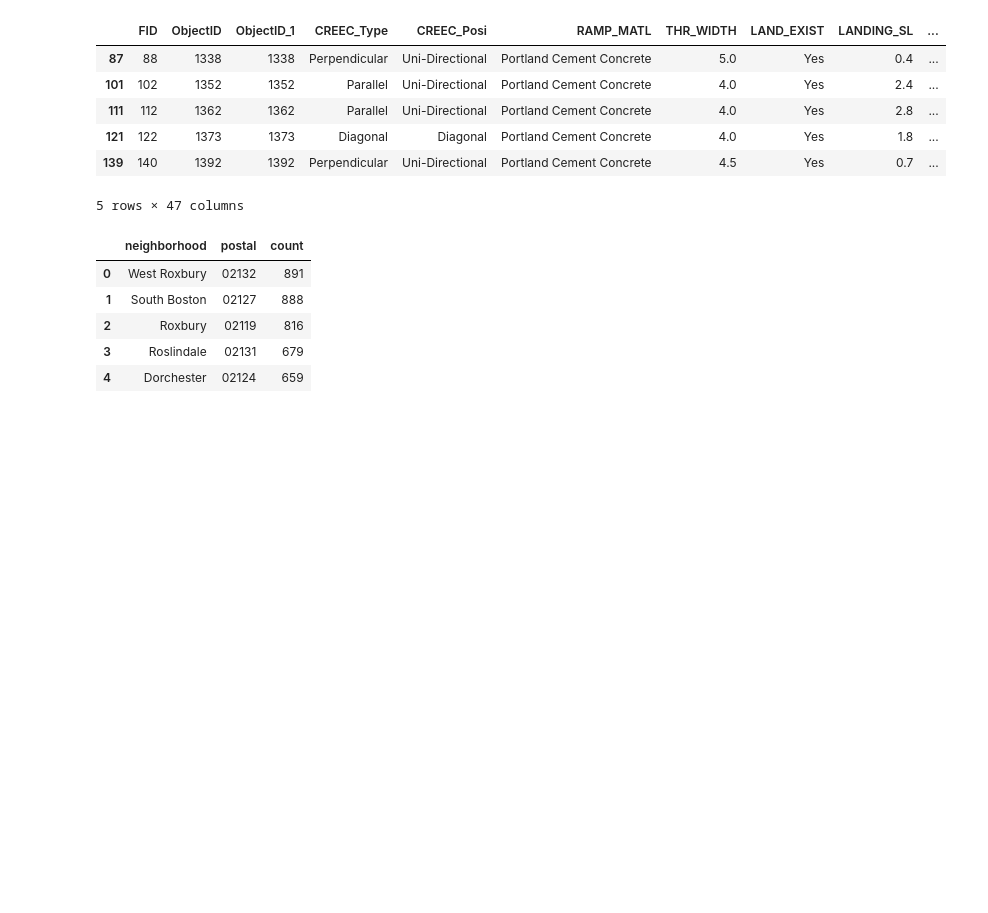
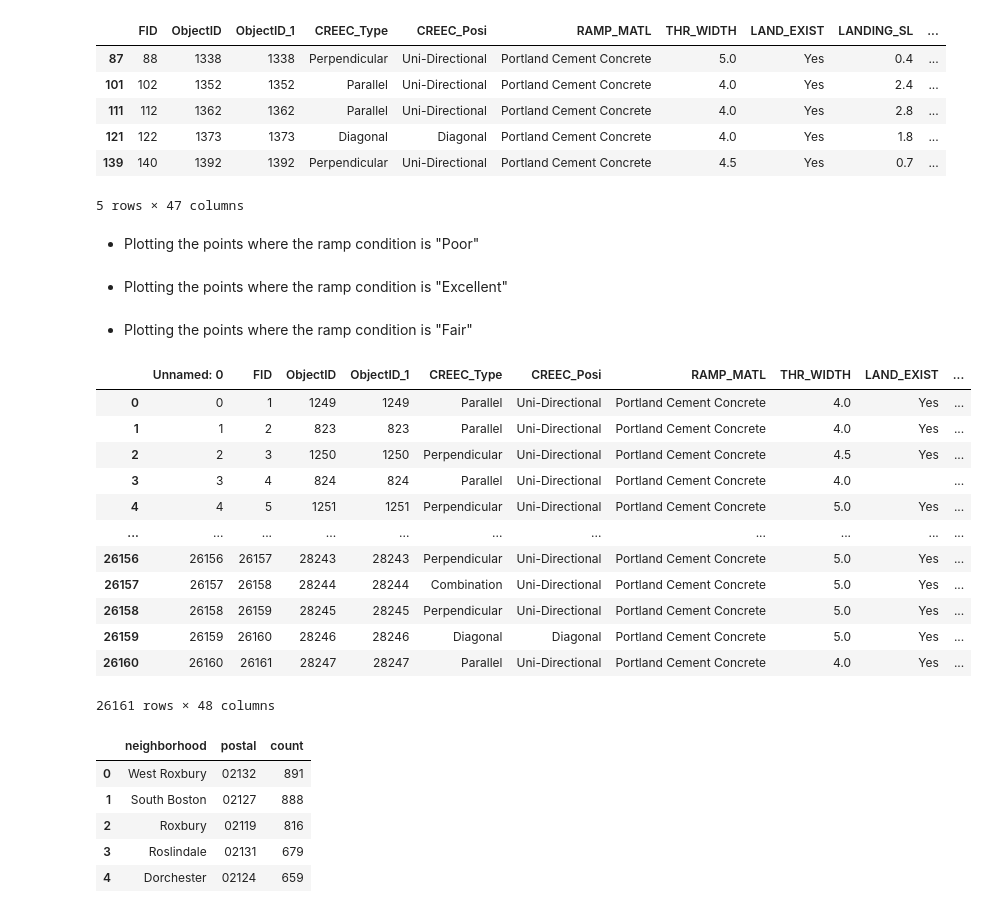
Before and after one commit to BU-Spark/ds-stantec-sidewalks, a Jupyter notebook: spring23-team-1/files/ramps_0.ipynb, the cells around one changed output. Saved outputs shown, nothing was run; the diff lists cells and outputs as text; code cells hidden in the pictures; blank space fills up the shorter version.

```diff
--- a/spring23-team-1/files/ramps_0.ipynb
+++ b/spring23-team-1/files/ramps_0.ipynb
@@ -146,6 +149,8 @@ poor_condition.apply(plotDot, axis = 1)
 poor_map.fit_bounds(poor_map.get_bounds())
 
 poor_map.save("../maps/ramps_0/poor_location.html")
+# %% [markdown]
+- Plotting the points where the ramp condition is "Poor"
 # %%
 import folium
 import pandas as pd
@@ -171,6 +180,8 @@ excellent_condition.apply(plotDot, axis = 1)
 excellent_map.fit_bounds(excellent_map.get_bounds())
 
 excellent_map.save("../maps/ramps_0/excellent_location.html")
+# %% [markdown]
+- Plotting the points where the ramp condition is "Excellent"
 # %%
 import folium
 import pandas as pd
@@ -196,6 +211,25 @@ fair_condition.apply(plotDot, axis = 1)
 fair_map.fit_bounds(fair_map.get_bounds())
 
 fair_map.save("../maps/ramps_0/fair_location.html")
+# %% [markdown]
+- Plotting the points where the ramp condition is "Fair"
+# %%
+ramps_0_df = pd.read_csv('../data/Ramps_0_Updated.csv')
+ramps_0_df
+# %% [output]
+|  | Unnamed: 0 | FID | ObjectID | ObjectID_1 | CREEC_Type | CREEC_Posi | RAMP_MATL | THR_WIDTH | LAND_EXIST | ... |
+| 0 | 0 | 1 | 1249 | 1249 | Parallel | Uni-Directional | Portland Cement Concrete | 4.0 | Yes | ... |
+| 1 | 1 | 2 | 823 | 823 | Parallel | Uni-Directional | Portland Cement Concrete | 4.0 | Yes | ... |
+| 2 | 2 | 3 | 1250 | 1250 | Perpendicular | Uni-Directional | Portland Cement Concrete | 4.5 | Yes | ... |
+| 3 | 3 | 4 | 824 | 824 | Parallel | Uni-Directional | Portland Cement Concrete | 4.0 |  | ... |
+| 4 | 4 | 5 | 1251 | 1251 | Perpendicular | Uni-Directional | Portland Cement Concrete | 5.0 | Yes | ... |
+| ... | ... | ... | ... | ... | ... | ... | ... | ... | ... | ... |
+| 26156 | 26156 | 26157 | 28243 | 28243 | Perpendicular | Uni-Directional | Portland Cement Concrete | 5.0 | Yes | ... |
+| 26157 | 26157 | 26158 | 28244 | 28244 | Combination | Uni-Directional | Portland Cement Concrete | 5.0 | Yes | ... |
+| 26158 | 26158 | 26159 | 28245 | 28245 | Perpendicular | Uni-Directional | Portland Cement Concrete | 5.0 | Yes | ... |
+| 26159 | 26159 | 26160 | 28246 | 28246 | Diagonal | Diagonal | Portland Cement Concrete | 5.0 | Yes | ... |
+| 26160 | 26160 | 26161 | 28247 | 28247 | Parallel | Uni-Directional | Portland Cement Concrete | 4.0 | Yes | ... |
+26161 rows × 48 columns
 # %%
 top_5_excellent = ramps_0_df[ramps_0_df['RAMP_COND'].str.contains("Excellent")][['neighborhood', 'postal']].value_counts().head()
 top_5_excellent = top_5_excellent.to_frame().reset_index()
```
Also changed, not shown: parts of 21 cells of this notebook, 3 other files.
